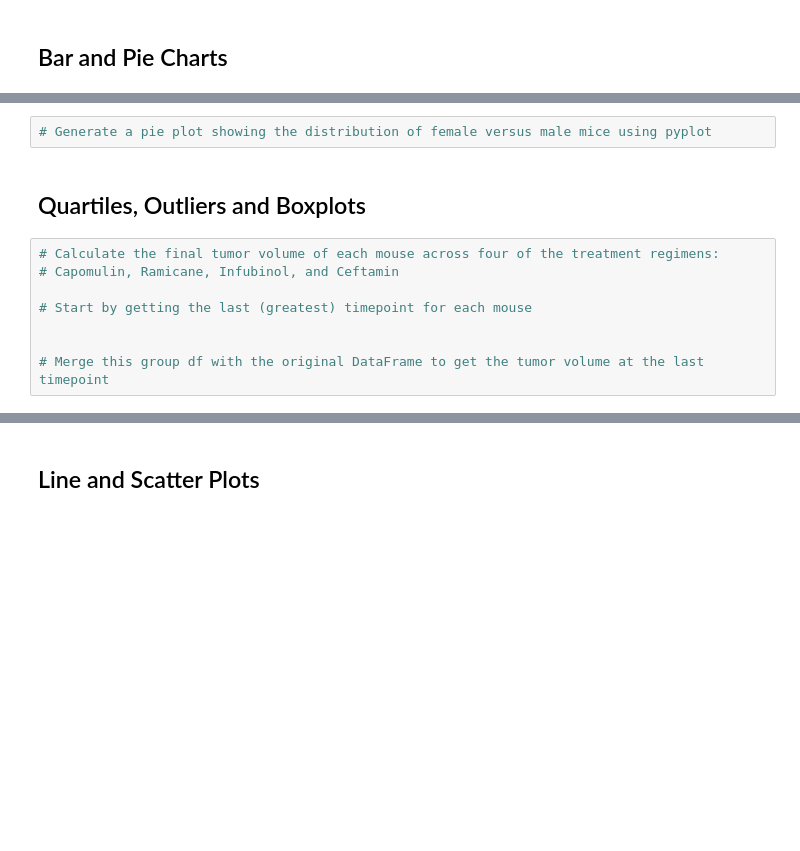
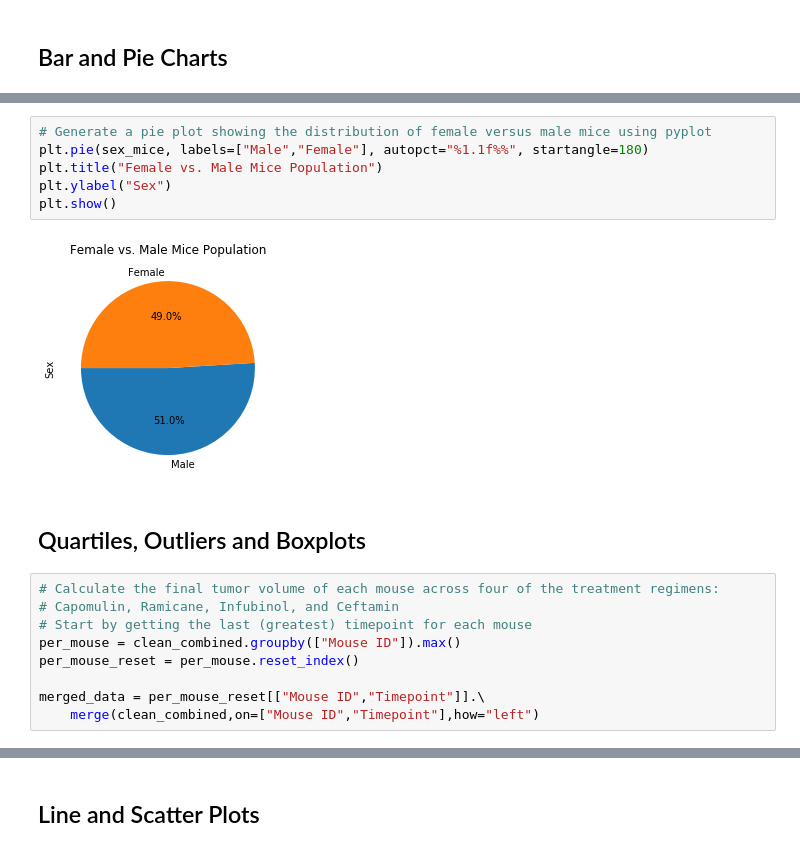
Before and after one commit to angelanarag/module_5_challenge, a Jupyter notebook: module_5_starter_code/Pymaceuticals/pymaceuticals.ipynb, the cells around one changed output, grey strips where cells are left out. Cells and saved outputs as stored; diff of their text form; blank space fills up the shorter version.

Commit message:
Final changes/removed starter file

```diff
--- a/module_5_starter_code/Pymaceuticals/pymaceuticals.ipynb
+++ b/module_5_starter_code/Pymaceuticals/pymaceuticals.ipynb
@@ -206,14 +204,21 @@ sex_mice.plot(kind="pie", figsize=(6,3))
 # %%
 # Generate a pie plot showing the distribution of female versus male mice using pyplot
+plt.pie(sex_mice, labels=["Male","Female"], autopct="%1.1f%%", startangle=180)
+plt.title("Female vs. Male Mice Population")
+plt.ylabel("Sex")
+plt.show()
+# %% [output]
+[figure, added]
 # %% [markdown]
 ## Quartiles, Outliers and Boxplots
 # %%
 # Calculate the final tumor volume of each mouse across four of the treatment regimens:
 # Capomulin, Ramicane, Infubinol, and Ceftamin
+# Start by getting the last (greatest) timepoint for each mouse
+per_mouse = clean_combined.groupby(["Mouse ID"]).max()
+per_mouse_reset = per_mouse.reset_index()
 
-# Start by getting the last (greatest) timepoint for each mouse
-
-
-# Merge this group df with the original DataFrame to get the tumor volume at the last timepoint
+merged_data = per_mouse_reset[["Mouse ID","Timepoint"]].\
+    merge(clean_combined,on=["Mouse ID","Timepoint"],how="left")
 # %%
 # Put treatments into a list for for loop (and later for plot labels)
```
Also changed, not shown: parts of 16 cells of this notebook.
